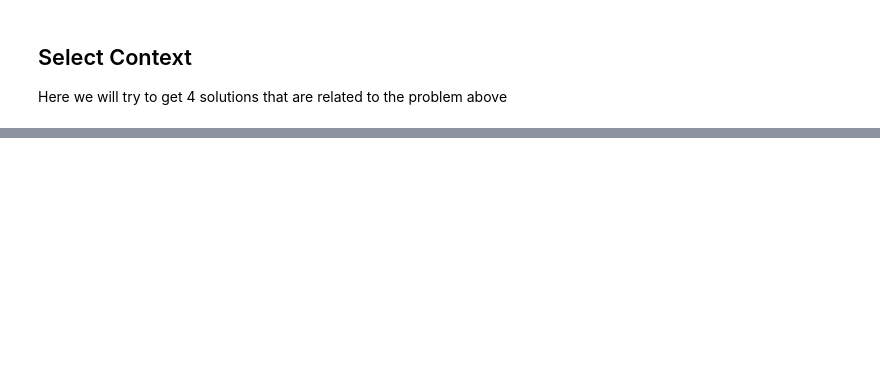
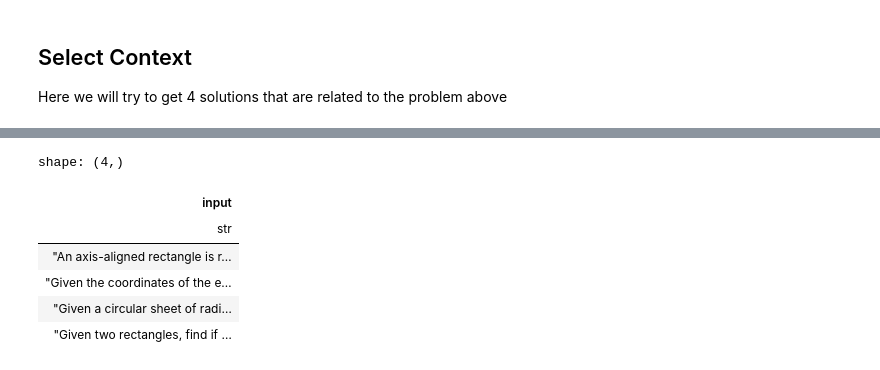
Before and after one commit to CaioRhoden/datamodels-context-reduction, a Jupyter notebook: experiments/run_taco/cherry_pick_context/same_task.ipynb, the cells around one changed output, grey strips where cells are left out. Drawn from its saved outputs; the diff is of its cells as text; code cells hidden in the pictures; blank space fills up the shorter version.

Commit message:
cherry picked taco context v3 - full prompt and solutions to run

```diff
--- a/experiments/run_taco/cherry_pick_context/same_task.ipynb
+++ b/experiments/run_taco/cherry_pick_context/same_task.ipynb
@@ -95,9 +96,12 @@ shape: (1, 4)
 | u32 | u32 | u32 | u32 |
 | 127 | 127 | 127 | 127 |
 # %%
-selected_problem = train.filter(pl.col("tags") == "Geometry").filter(pl.col("difficulty") == "EASY").sample(1)
+# selected_problem = train.filter(pl.col("tags") == "Geometry").filter(pl.col("difficulty") == "EASY").sample(1)
+# print(selected_problem)
+## ID = 14186
+
+selected_problem = train.filter(pl.col("tags") == "Geometry").filter(pl.col("difficulty") == "EASY").filter(pl.col("id") == 10237)
 print(selected_problem)
-## ID = 14186
 # %% [output]
 shape: (1, 4)
 ┌───────┬────────────┬──────────┬─────────────────────────────────┐
@@ -165,0 +179,14 @@ train.filter(pl.col("tags") == "Geometry").filter(pl.col("difficulty") == "EASY"
+# %%
+all_inputs  = train.filter(pl.col("id").is_in(selected_ids)).select("input").unique().to_dict()["input"]
+all_solutions = train_solutions.filter(pl.col("id").is_in(selected_ids)).group_by(pl.col("id")).head(1).select("solution").unique().to_dict()["solution"]
+question_input = selected_problem.select("input").to_dict()["input"][0]
+
+all_inputs
+# %% [output]
+shape: (4,)
+| input |
+| str |
+| "An axis-aligned rectangle is r… |
+| "Given the coordinates of the e… |
+| "Given a circular sheet of radi… |
+| "Given two rectangles, find if … |
```
Also changed, not shown: parts of 17 cells of this notebook.
